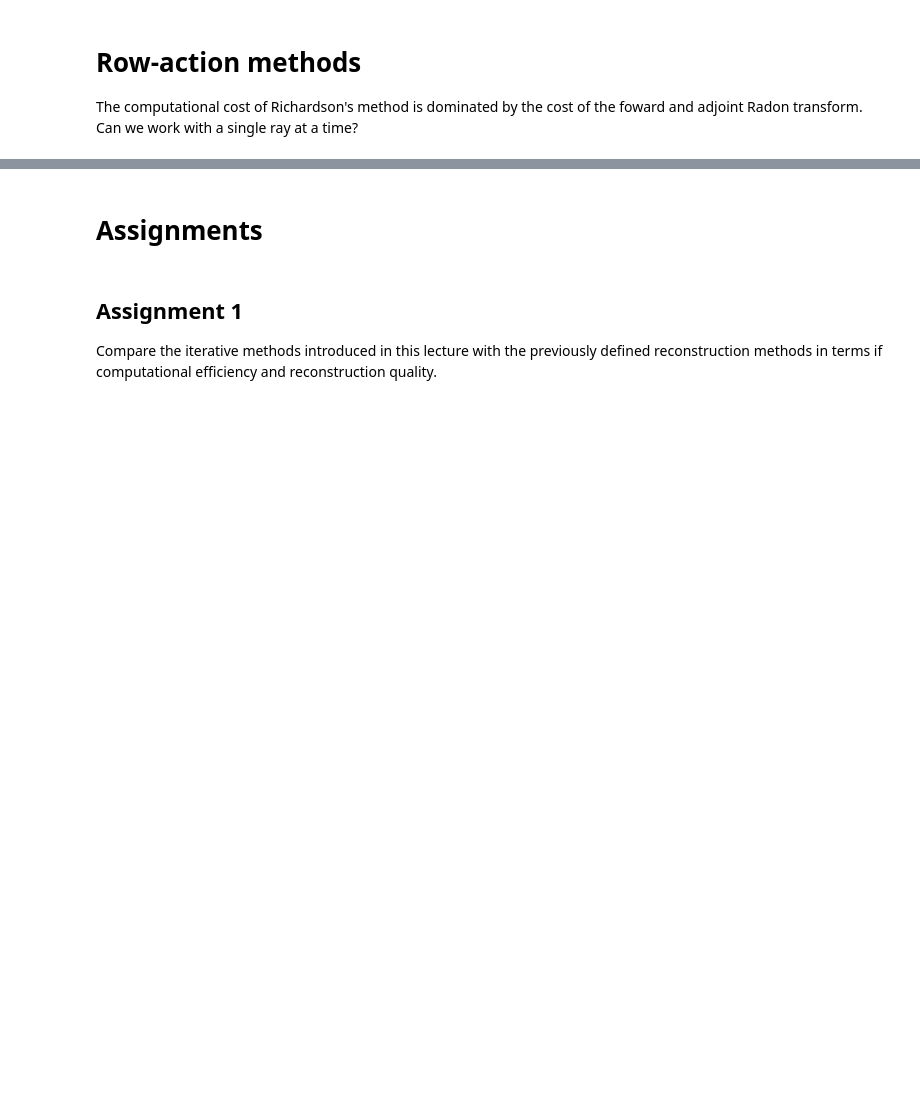
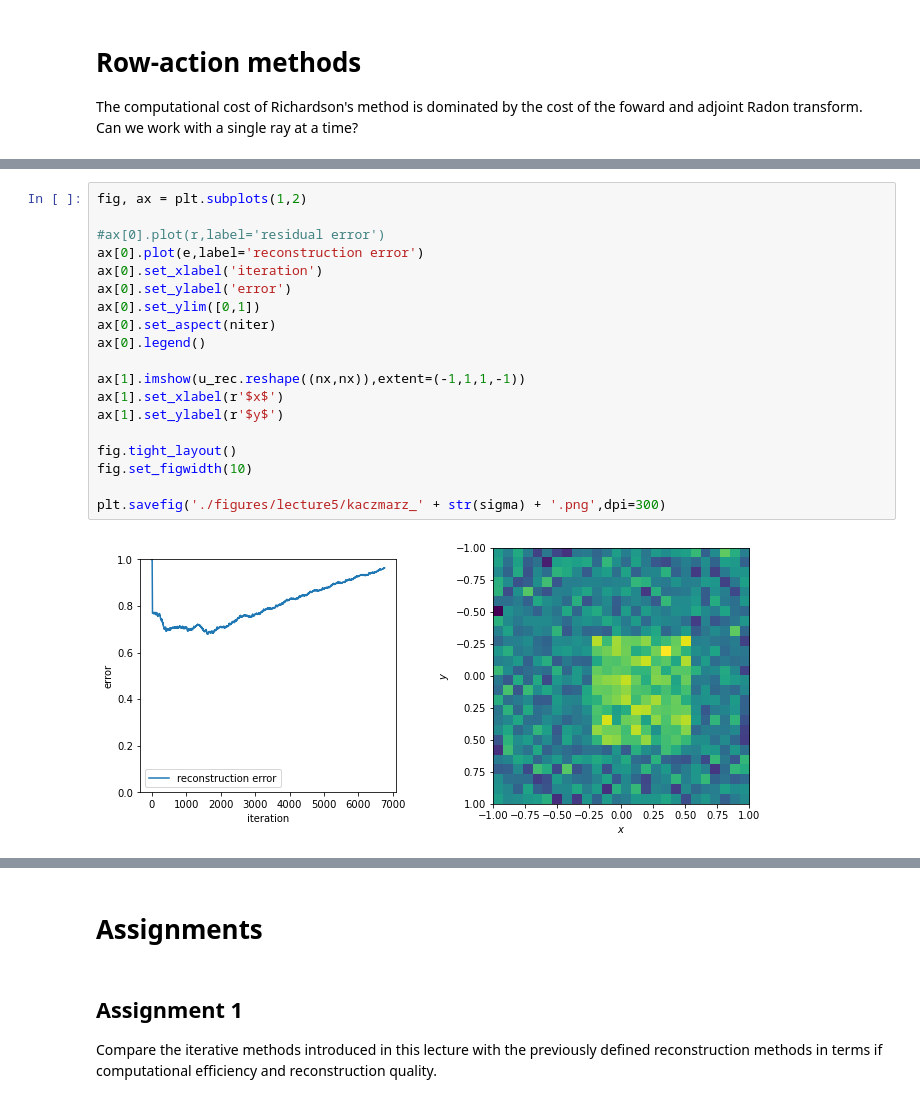
Before and after one commit to TristanvanLeeuwen/InleidingSC2-CT, a Jupyter notebook: lectures/lecture5.ipynb, the cells around one changed output, grey strips where cells are left out. Saved outputs shown, nothing was run; the diff lists cells and outputs as text; blank space fills up the shorter version.

```diff
--- a/lectures/lecture5.ipynb
+++ b/lectures/lecture5.ipynb
@@ -167,0 +229,21 @@ The computational cost of Richardson's method is dominated by the cost of the fo
+# %%
+fig, ax = plt.subplots(1,2)
+
+#ax[0].plot(r,label='residual error')
+ax[0].plot(e,label='reconstruction error')
+ax[0].set_xlabel('iteration')
+ax[0].set_ylabel('error')
+ax[0].set_ylim([0,1])
+ax[0].set_aspect(niter)
+ax[0].legend()
+
+ax[1].imshow(u_rec.reshape((nx,nx)),extent=(-1,1,1,-1))
+ax[1].set_xlabel(r'$x$')
+ax[1].set_ylabel(r'$y$')
+
+fig.tight_layout()
+fig.set_figwidth(10)
+
+plt.savefig('./figures/lecture5/kaczmarz_' + str(sigma) + '.png',dpi=300)
+# %% [output]
+[figure, added]
```
Also changed, not shown: parts of 13 cells of this notebook, 1 other file.
